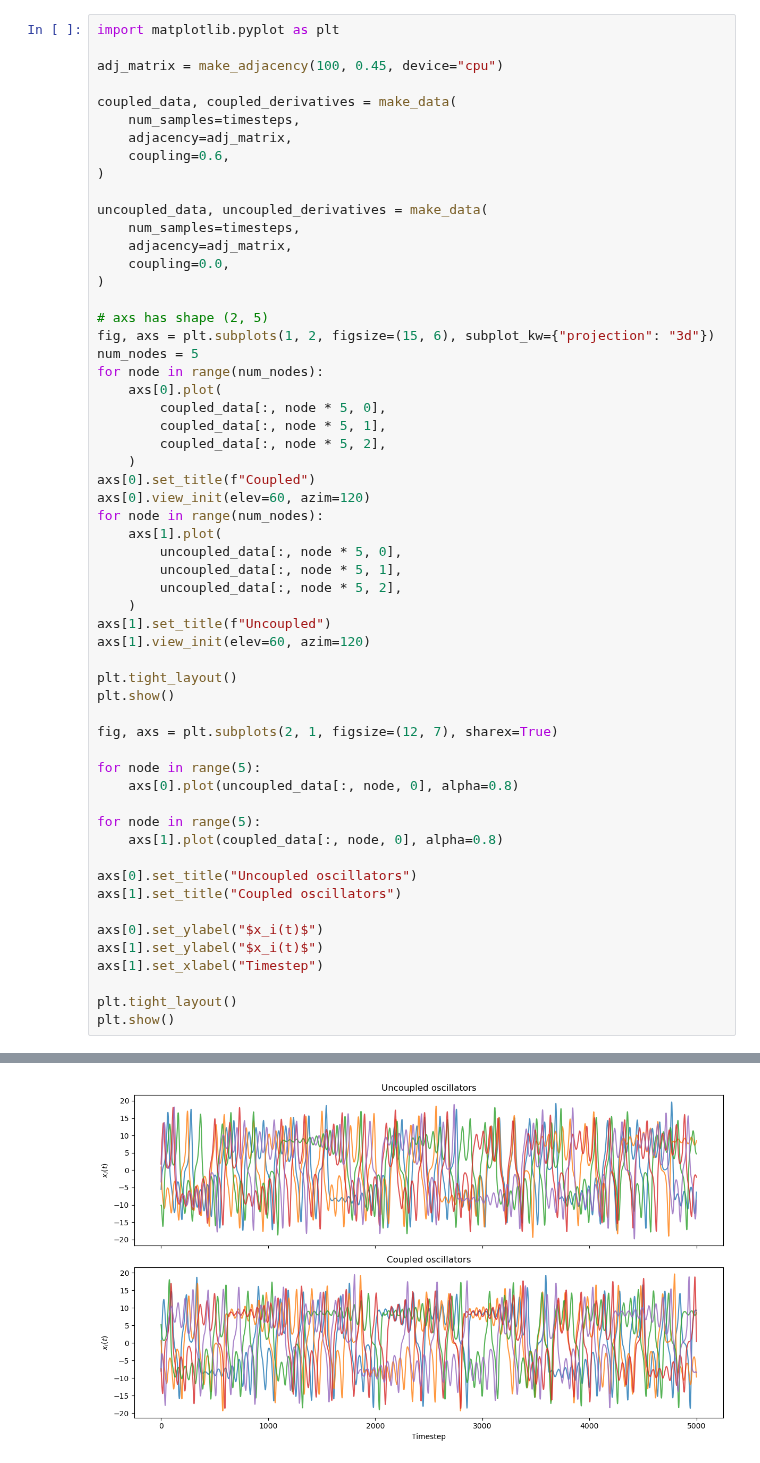
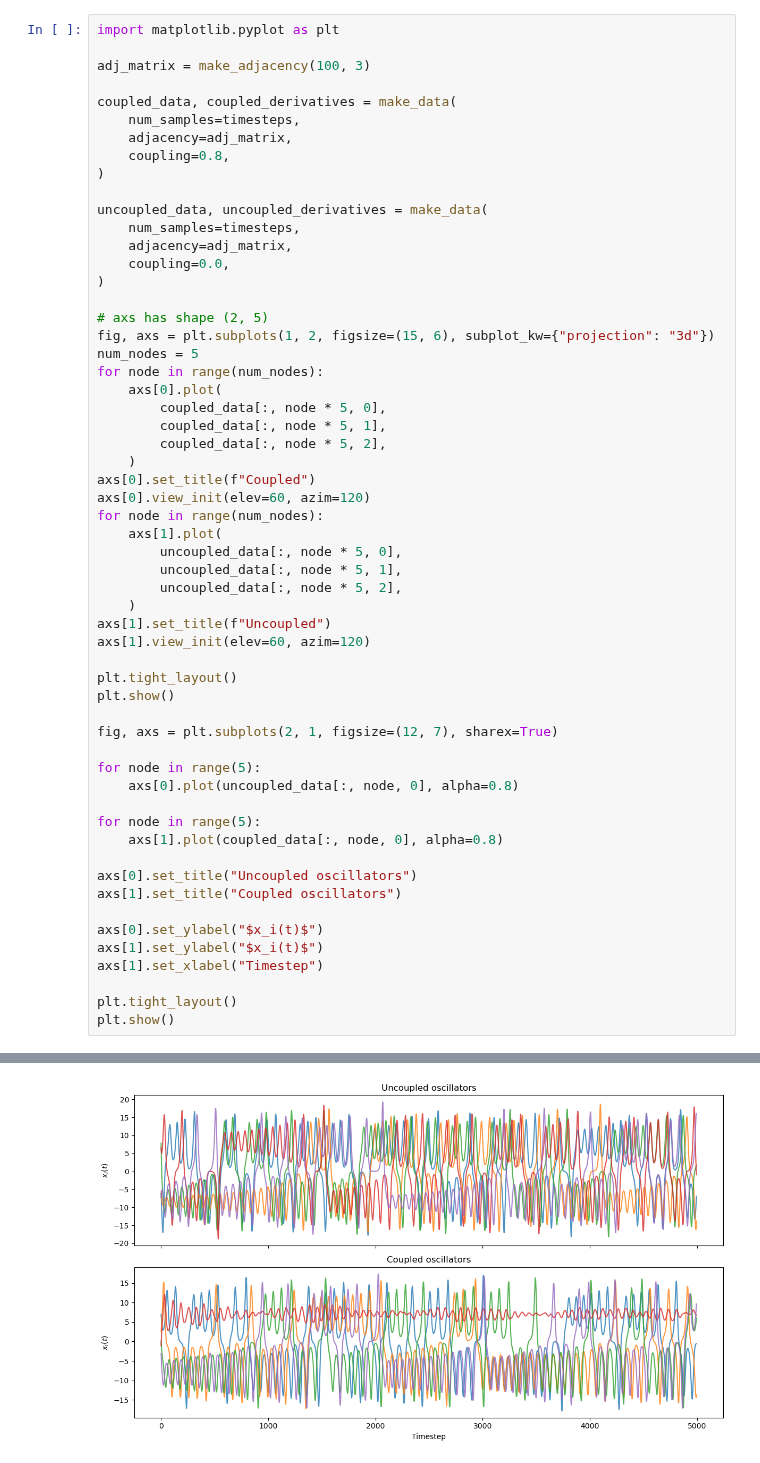
Before and after one commit to hudsongshields/GraphFEX, a Jupyter notebook: Lorenz-Dynamics/fex_recovery.ipynb, the cells around one changed output, grey strips where cells are left out. Drawn from its saved outputs; the diff is of its cells as text.

```diff
--- a/Lorenz-Dynamics/fex_recovery.ipynb
+++ b/Lorenz-Dynamics/fex_recovery.ipynb
@@ -120,12 +127,12 @@ fig.show()
 # %%
 import matplotlib.pyplot as plt
 
-adj_matrix = make_adjacency(100, 0.45, device="cpu")
+adj_matrix = make_adjacency(100, 3)
 
 coupled_data, coupled_derivatives = make_data(
     num_samples=timesteps,
     adjacency=adj_matrix,
-    coupling=0.6,
+    coupling=0.8,
 )
 
 uncoupled_data, uncoupled_derivatives = make_data(
@@ -179 +186 @@ plt.show()
-[figure, old version]
+[figure, new version]
```
Also changed, not shown: parts of 9 cells of this notebook, 7 other files.
